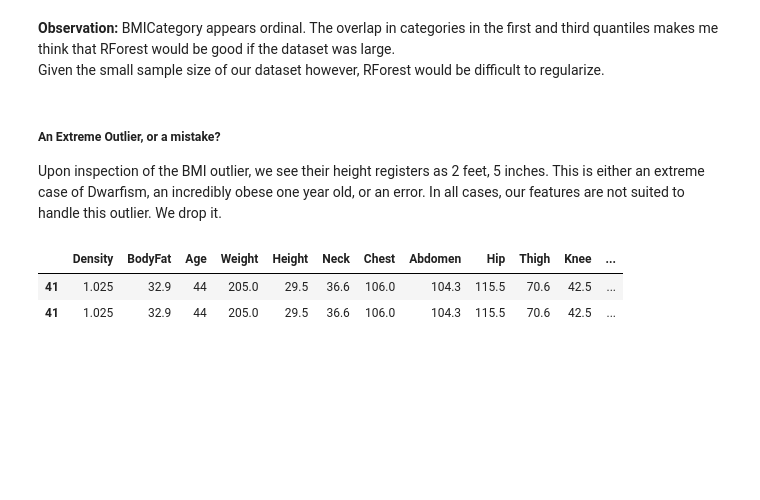
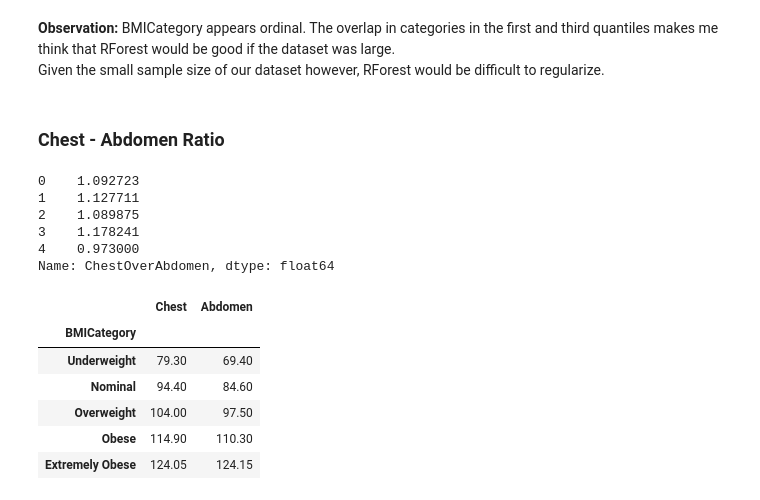
Before and after one commit to CharlesPizza/MaleBodyFatPrediction, a Jupyter notebook: BodyFatDataExplore.ipynb, the cells around one changed output. Cells and saved outputs as stored; diff of their text form; code cells hidden in the pictures; blank space fills up the shorter version.

```diff
--- a/BodyFatDataExplore.ipynb
+++ b/BodyFatDataExplore.ipynb
@@ -167,12 +203,3 @@ plt.show()
 # %% [markdown]
 __Observation:__ BMICategory appears ordinal. The overlap in categories in the first and third quantiles makes me think that RForest would be good if the dataset was large.<br>
 Given the small sample size of our dataset however, RForest would be difficult to regularize.
-# %% [markdown]
-##### An Extreme Outlier, or a mistake?
-Upon inspection of the BMI outlier, we see their height registers as 2 feet, 5 inches. This is either an extreme case of Dwarfism, an incredibly obese one year old, or an error. In all cases, our features are not suited to handle this outlier. We drop it.
-# %%
-pd.concat([temp_df.query(f'BMI >= 160'), temp_df.query(f'Height <= {58}')])
-# %% [output]
-|  | Density | BodyFat | Age | Weight | Height | Neck | Chest | Abdomen | Hip | Thigh | Knee | ... |
-| 41 | 1.025 | 32.9 | 44 | 205.0 | 29.5 | 36.6 | 106.0 | 104.3 | 115.5 | 70.6 | 42.5 | ... |
-| 41 | 1.025 | 32.9 | 44 | 205.0 | 29.5 | 36.6 | 106.0 | 104.3 | 115.5 | 70.6 | 42.5 | ... |
@@ -180,0 +206,23 @@ X.drop(index=41, inplace=True)
+# %% [markdown]
+### Chest - Abdomen Ratio
+# %%
+X['ChestOverAbdomen'] = X['Chest'] / X['Abdomen']
+X['ChestOverAbdomen'].head()
+# %% [output]
+0    1.092723
+1    1.127711
+2    1.089875
+3    1.178241
+4    0.973000
+Name: ChestOverAbdomen, dtype: float64
+# %%
+CA_df = X.groupby('BMICategory')[['Chest', 'Abdomen']].median()
+CA_df
+# %% [output]
+|  | Chest | Abdomen |
+| BMICategory |  |  |
+| Underweight | 79.30 | 69.40 |
+| Nominal | 94.40 | 84.60 |
+| Overweight | 104.00 | 97.50 |
+| Obese | 114.90 | 110.30 |
+| Extremely Obese | 124.05 | 124.15 |
```
Also changed, not shown: parts of 19 cells of this notebook.
